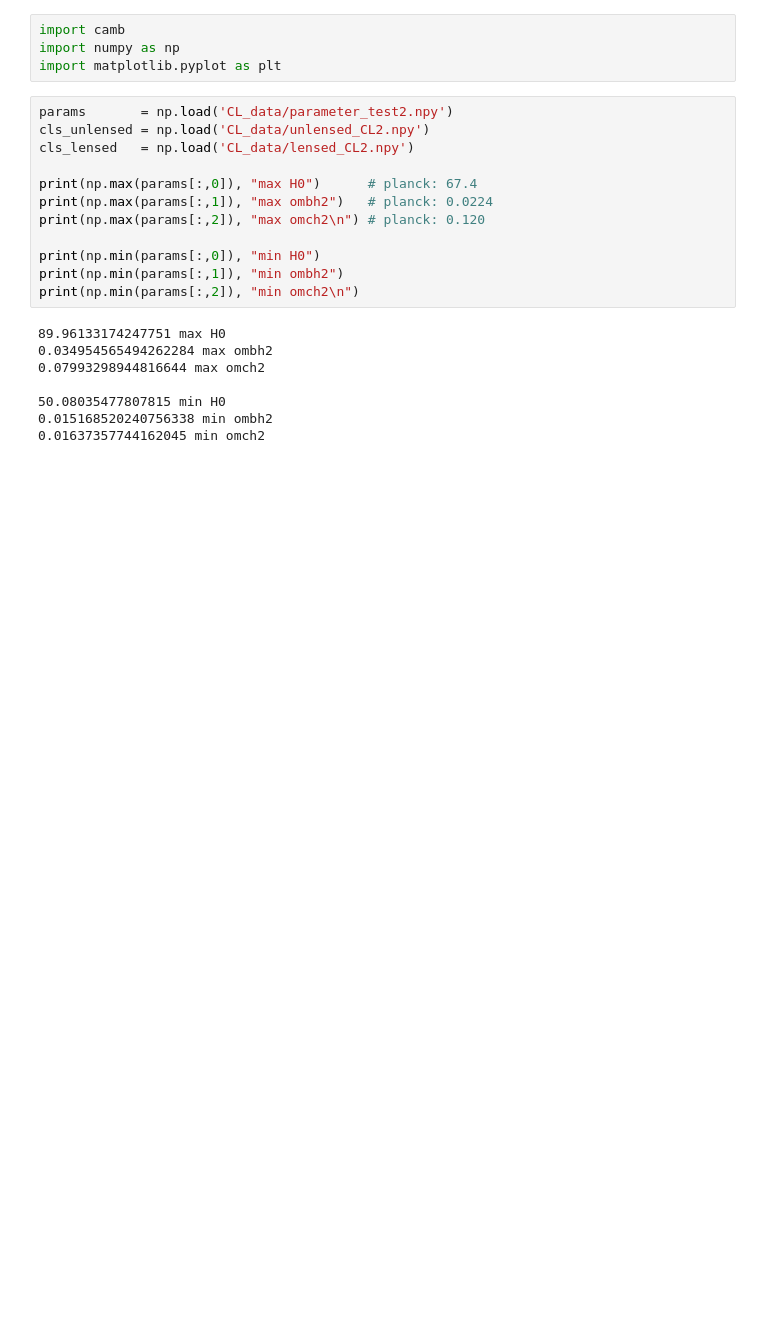
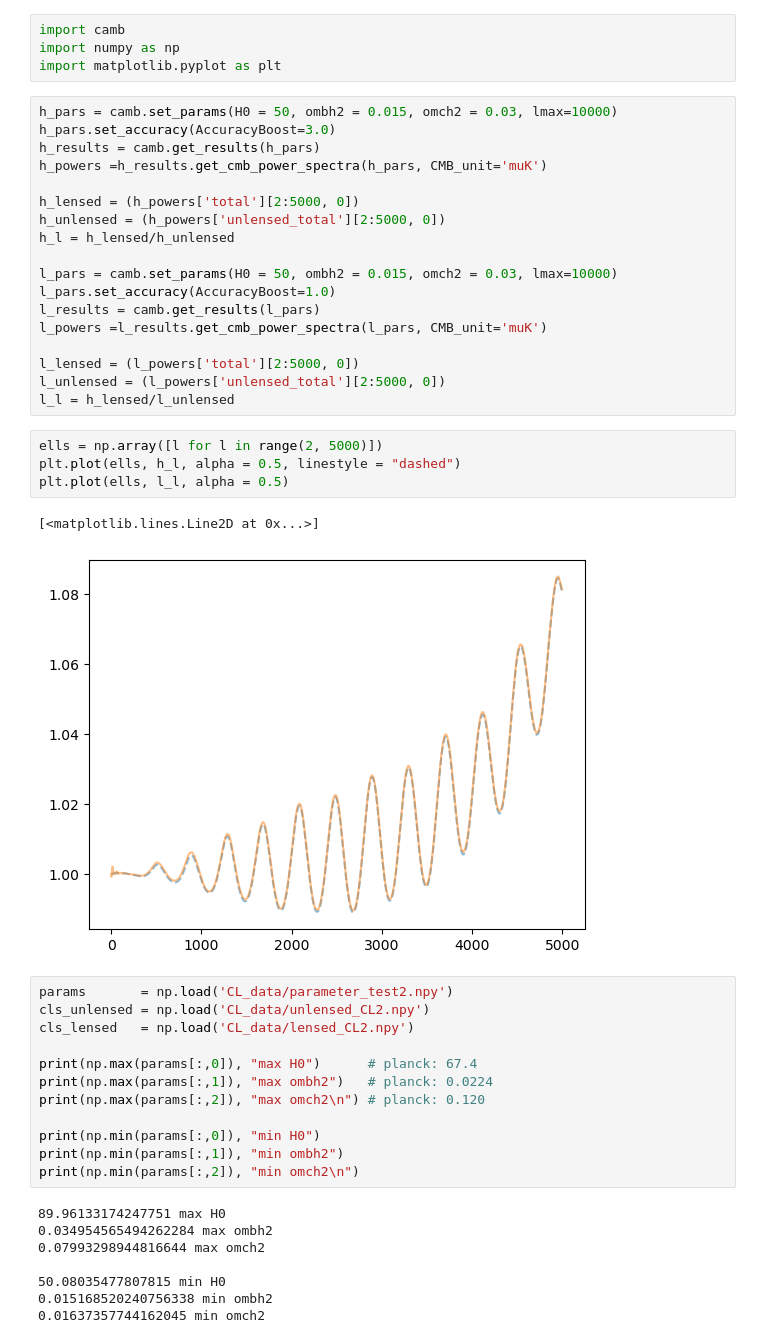
Before and after one commit to flapbat/cmb_lensing_tail, a Jupyter notebook: new_camb_data.ipynb, the cells around one changed output. Drawn from its saved outputs; the diff is of its cells as text; blank space fills up the shorter version.

Commit message:
new param file

```diff
--- a/new_camb_data.ipynb
+++ b/new_camb_data.ipynb
@@ -2,6 +2,31 @@
 import camb
 import numpy as np
 import matplotlib.pyplot as plt
+# %%
+h_pars = camb.set_params(H0 = 50, ombh2 = 0.015, omch2 = 0.03, lmax=10000)
+h_pars.set_accuracy(AccuracyBoost=3.0)
+h_results = camb.get_results(h_pars)
+h_powers =h_results.get_cmb_power_spectra(h_pars, CMB_unit='muK')
+
+h_lensed = (h_powers['total'][2:5000, 0])
+h_unlensed = (h_powers['unlensed_total'][2:5000, 0])
+h_l = h_lensed/h_unlensed
+
+l_pars = camb.set_params(H0 = 50, ombh2 = 0.015, omch2 = 0.03, lmax=10000)
+l_pars.set_accuracy(AccuracyBoost=1.0)
+l_results = camb.get_results(l_pars)
+l_powers =l_results.get_cmb_power_spectra(l_pars, CMB_unit='muK')
+
+l_lensed = (l_powers['total'][2:5000, 0])
+l_unlensed = (l_powers['unlensed_total'][2:5000, 0])
+l_l = h_lensed/l_unlensed
+# %%
+ells = np.array([l for l in range(2, 5000)])
+plt.plot(ells, h_l, alpha = 0.5, linestyle = "dashed")
+plt.plot(ells, l_l, alpha = 0.5)
+# %% [output]
+[<matplotlib.lines.Line2D at 0x...>]
+[figure, added]
 # %%
 params       = np.load('CL_data/parameter_test2.npy')
 cls_unlensed = np.load('CL_data/unlensed_CL2.npy')
```
Also changed, not shown: parts of 2 cells of this notebook, 5 other files.
